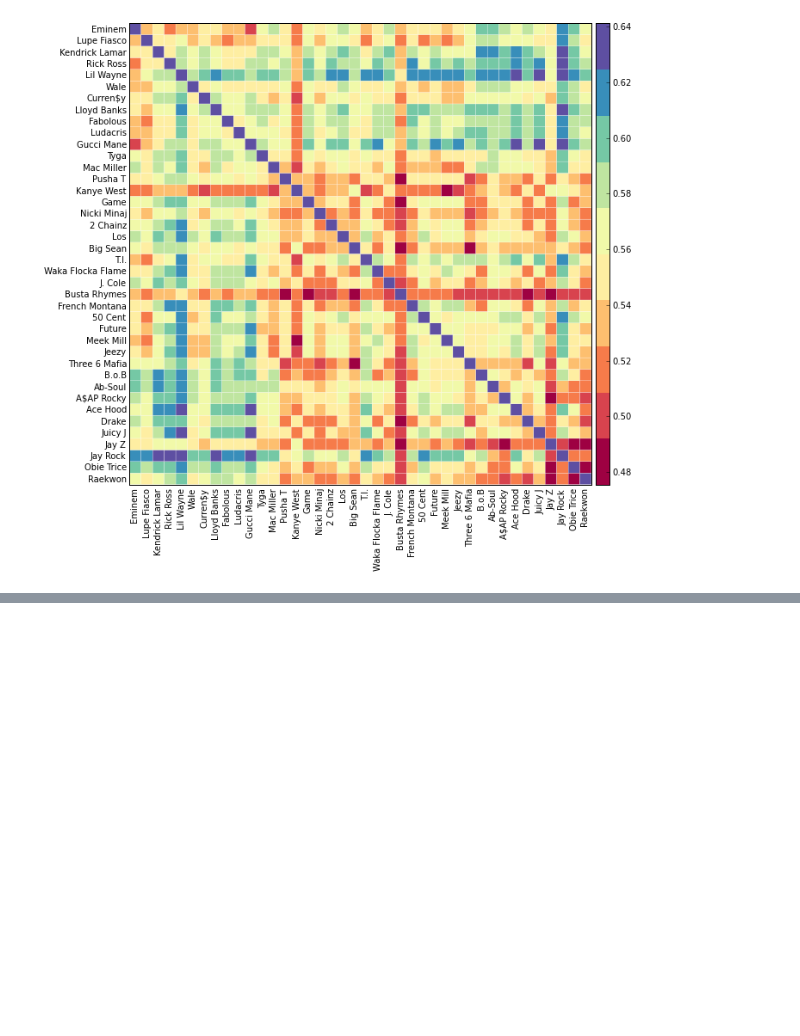
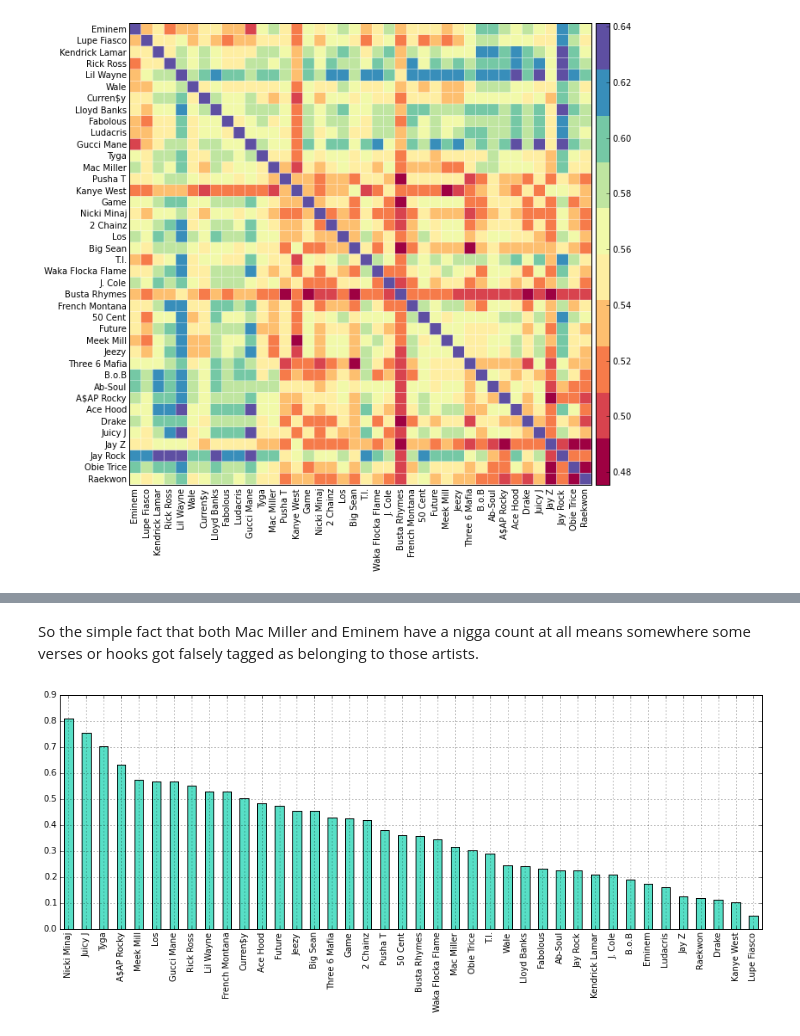
Before and after one commit to baronvonbadguy/genius-scraper, a Jupyter notebook: Exploration.ipynb, the cells around one changed output, grey strips where cells are left out. Saved outputs shown, nothing was run; the diff lists cells and outputs as text; code cells hidden in the pictures; blank space fills up the shorter version.

```diff
--- a/Exploration.ipynb
+++ b/Exploration.ipynb
@@ -491,0 +548,6 @@ average: 0.543043011375
+# %% [markdown]
+So the simple fact that both Mac Miller and Eminem have a nigga count at all means somewhere some verses or hooks got falsely tagged as belonging to those artists.
+# %%
+plot_words(['bitches', 'bitch'])
+# %% [output]
+[figure, added]
```
Also changed, not shown: parts of 12 cells of this notebook.
